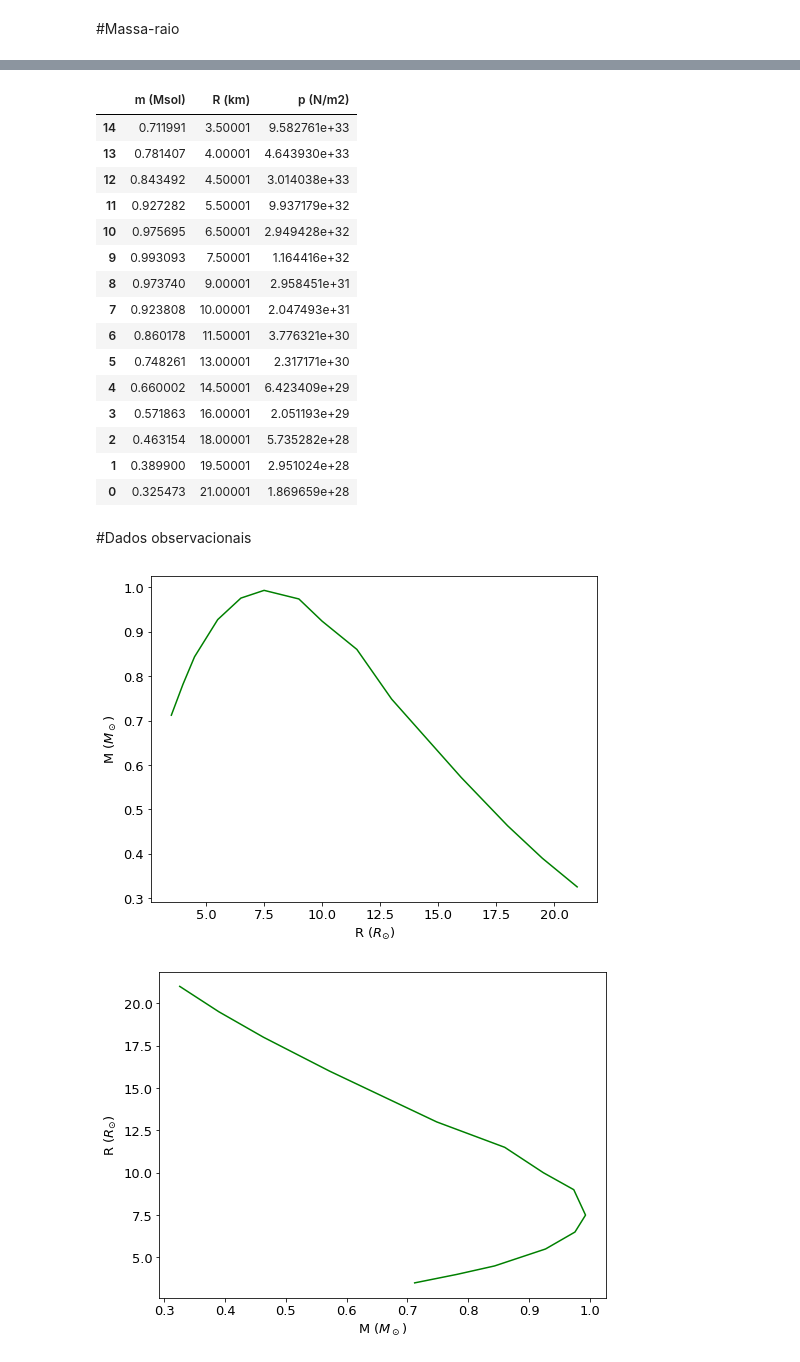
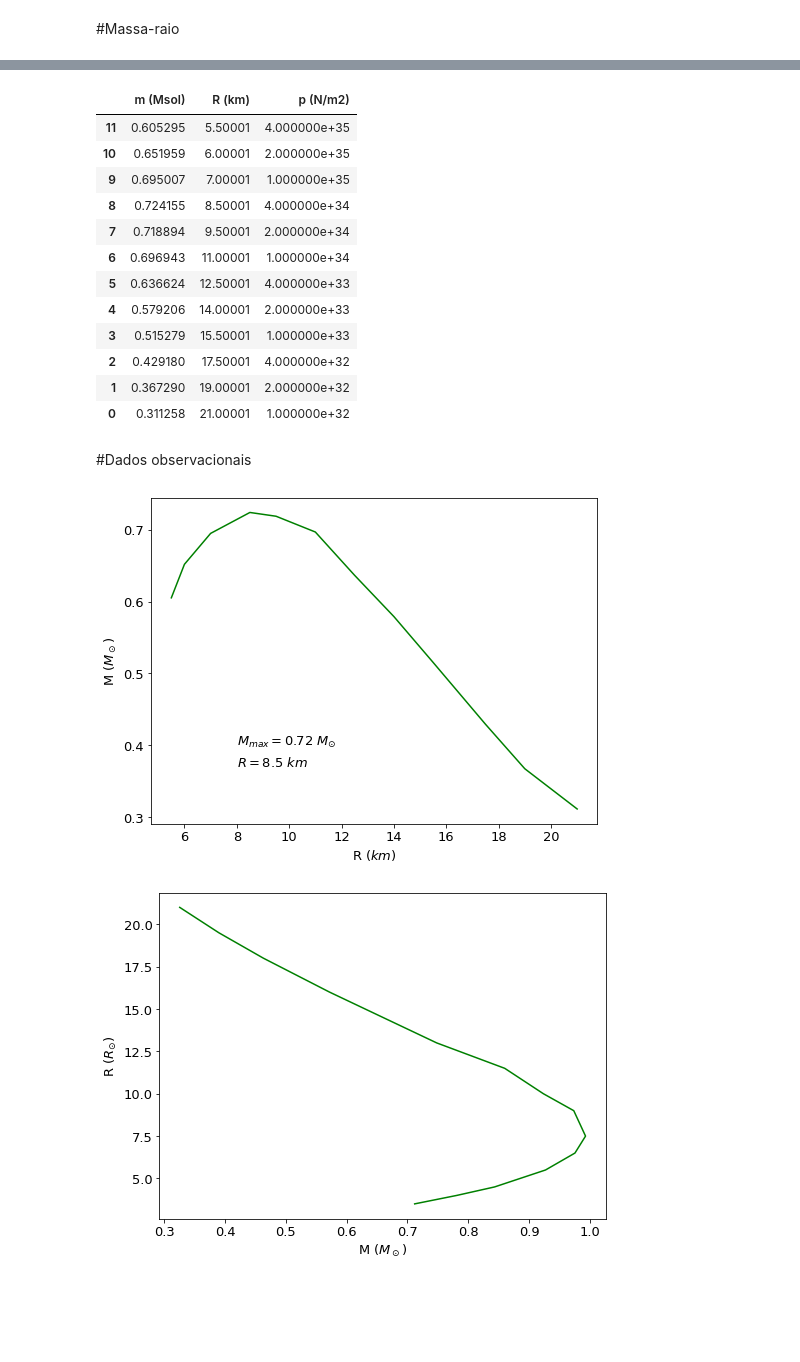
Before and after one commit to taticorrea/monografia, a Jupyter notebook: NS_NEWTON_TOV.ipynb, the cells around one changed output, grey strips where cells are left out. Cells and saved outputs as stored; diff of their text form; code cells hidden in the pictures; blank space fills up the shorter version.

```diff
--- a/NS_NEWTON_TOV.ipynb
+++ b/NS_NEWTON_TOV.ipynb
@@ -438,52 +424,53 @@ df_36_TOV
 # %%
 NS_RQ_TOV = pd.DataFrame(columns=['m (Msol)','R (km)','p (N/m2)'])
 
-NS_RQ_TOV['m (Msol)'] = df_32_TOV['m (Msol)'][len(df_32_TOV['m (Msol)'])-1],df_2e32_TOV['m (Msol)'][len(df_2e32_TOV['m (Msol)'])-1],df_4e32_TOV['m (Msol)'][len(df_4e32_TOV['m (Msol)'])-1],df_33_TOV['m (Msol)'][len(df_33_TOV['m (Msol)'])-1],df_2e33_TOV['m (Msol)'][len(df_2e33_TOV['m (Msol)'])-1],df_4e33_TOV['m (Msol)'][len(df_4e33_TOV['m (Msol)'])-1],df_34_TOV['m (Msol)'][len(df_34_TOV['m (Msol)'])-1],df_2e34_TOV['m (Msol)'][len(df_2e34_TOV['m (Msol)'])-1],df_4e34_TOV['m (Msol)'][len(df_4e34_TOV['m (Msol)'])-1],df_35_TOV['m (Msol)'][len(df_35_TOV['m (Msol)'])-1],df_2e35_TOV['m (Msol)'][len(df_2e35_TOV['m (Msol)'])-1],df_4e35_TOV['m (Msol)'][len(df_4e35_TOV['m (Msol)'])-1],df_36_TOV['m (Msol)'][len(df_36_TOV['m (Msol)'])-1],df_2e36_TOV['m (Msol)'][len(df_2e36_TOV['m (Msol)'])-1],df_4e36_TOV['m (Msol)'][len(df_4e36_TOV['m (Msol)'])-1],
+NS_RQ_TOV['m (Msol)'] = df_32_TOV['m (Msol)'][len(df_32_TOV['m (Msol)'])-1],df_2e32_TOV['m (Msol)'][len(df_2e32_TOV['m (Msol)'])-1],df_4e32_TOV['m (Msol)'][len(df_4e32_TOV['m (Msol)'])-1],df_33_TOV['m (Msol)'][len(df_33_TOV['m (Msol)'])-1],df_2e33_TOV['m (Msol)'][len(df_2e33_TOV['m (Msol)'])-1],df_4e33_TOV['m (Msol)'][len(df_4e33_TOV['m (Msol)'])-1],df_34_TOV['m (Msol)'][len(df_34_TOV['m (Msol)'])-1],df_2e34_TOV['m (Msol)'][len(df_2e34_TOV['m (Msol)'])-1],df_4e34_TOV['m (Msol)'][len(df_4e34_TOV['m (Msol)'])-1],df_35_TOV['m (Msol)'][len(df_35_TOV['m (Msol)'])-1],df_2e35_TOV['m (Msol)'][len(df_2e35_TOV['m (Msol)'])-1],df_4e35_TOV['m (Msol)'][len(df_4e35_TOV['m (Msol)'])-1]
 
-NS_RQ_TOV['R (km)'] = df_32_TOV['R (km)'][len(df_32_TOV['R (km)'])-1],df_2e32_TOV['R (km)'][len(df_2e32_TOV['R (km)'])-1],df_4e32_TOV['R (km)'][len(df_4e32_TOV['R (km)'])-1],df_33_TOV['R (km)'][len(df_33_TOV['R (km)'])-1],df_2e33_TOV['R (km)'][len(df_2e33_TOV['R (km)'])-1],df_4e33_TOV['R (km)'][len(df_4e33_TOV['R (km)'])-1],df_34_TOV['R (km)'][len(df_34_TOV['R (km)'])-1],df_2e34_TOV['R (km)'][len(df_2e34_TOV['R (km)'])-1],df_4e34_TOV['R (km)'][len(df_4e34_TOV['R (km)'])-1],df_35_TOV['R (km)'][len(df_35_TOV['R (km)'])-1],df_2e35_TOV['R (km)'][len(df_2e35_TOV['R (km)'])-1],df_4e35_TOV['R (km)'][len(df_4e35_TOV['R (km)'])-1],df_36_TOV['R (km)'][len(df_36_TOV['R (km)'])-1],df_2e36_TOV['R (km)'][len(df_2e36_TOV['R (km)'])-1],df_4e36_TOV['R (km)'][len(df_4e36_TOV['R (km)'])-1]
+NS_RQ_TOV['R (km)'] = df_32_TOV['R (km)'][len(df_32_TOV['R (km)'])-1],df_2e32_TOV['R (km)'][len(df_2e32_TOV['R (km)'])-1],df_4e32_TOV['R (km)'][len(df_4e32_TOV['R (km)'])-1],df_33_TOV['R (km)'][len(df_33_TOV['R (km)'])-1],df_2e33_TOV['R (km)'][len(df_2e33_TOV['R (km)'])-1],df_4e33_TOV['R (km)'][len(df_4e33_TOV['R (km)'])-1],df_34_TOV['R (km)'][len(df_34_TOV['R (km)'])-1],df_2e34_TOV['R (km)'][len(df_2e34_TOV['R (km)'])-1],df_4e34_TOV['R (km)'][len(df_4e34_TOV['R (km)'])-1],df_35_TOV['R (km)'][len(df_35_TOV['R (km)'])-1],df_2e35_TOV['R (km)'][len(df_2e35_TOV['R (km)'])-1],df_4e35_TOV['R (km)'][len(df_4e35_TOV['R (km)'])-1]
 
-NS_RQ_TOV['p (N/m2)'] = df_32_TOV['p (N/m2)'][len(df_32_TOV['p (N/m2)'])-1],df_2e32_TOV['p (N/m2)'][len(df_2e32_TOV['p (N/m2)'])-1],df_4e32_TOV['p (N/m2)'][len(df_4e32_TOV['p (N/m2)'])-1],df_33_TOV['p (N/m2)'][len(df_33_TOV['p (N/m2)'])-1],df_2e33_TOV['p (N/m2)'][len(df_2e33_TOV['p (N/m2)'])-1],df_4e33_TOV['p (N/m2)'][len(df_4e33_TOV['p (N/m2)'])-1],df_34_TOV['p (N/m2)'][len(df_34_TOV['p (N/m2)'])-1],df_2e34_TOV['p (N/m2)'][len(df_2e34_TOV['p (N/m2)'])-1],df_4e34_TOV['p (N/m2)'][len(df_4e34_TOV['p (N/m2)'])-1],df_35_TOV['p (N/m2)'][len(df_35_TOV['p (N/m2)'])-1],df_2e35_TOV['p (N/m2)'][len(df_2e35_TOV['p (N/m2)'])-1],df_4e35_TOV['p (N/m2)'][len(df_4e35_TOV['p (N/m2)'])-1],df_36_TOV['p (N/m2)'][len(df_36_TOV['p (N/m2)'])-1],df_2e36_TOV['p (N/m2)'][len(df_2e36_TOV['p (N/m2)'])-1],df_4e36_TOV['p (N/m2)'][len(df_4e36_TOV['R (km)'])-1]
+NS_RQ_TOV['p (N/m2)'] = df_32_TOV['p (N/m2)'][0],df_2e32_TOV['p (N/m2)'][0],df_4e32_TOV['p (N/m2)'][0],df_33_TOV['p (N/m2)'][0],df_2e33_TOV['p (N/m2)'][0],df_4e33_TOV['p (N/m2)'][0],df_34_TOV['p (N/m2)'][0],df_2e34_TOV['p (N/m2)'][0],df_4e34_TOV['p (N/m2)'][0],df_35_TOV['p (N/m2)'][0],df_2e35_TOV['p (N/m2)'][0],df_4e35_TOV['p (N/m2)'][0]
 
 NS_RQ_TOV = NS_RQ_TOV.sort_values(by='R (km)')
 # %%
 NS_RQ_TOV
 # %% [output]
 |  | m (Msol) | R (km) | p (N/m2) |
-| 14 | 0.711991 | 3.50001 | 9.582761e+33 |
-| 13 | 0.781407 | 4.00001 | 4.643930e+33 |
-| 12 | 0.843492 | 4.50001 | 3.014038e+33 |
-| 11 | 0.927282 | 5.50001 | 9.937179e+32 |
-| 10 | 0.975695 | 6.50001 | 2.949428e+32 |
-| 9 | 0.993093 | 7.50001 | 1.164416e+32 |
-| 8 | 0.973740 | 9.00001 | 2.958451e+31 |
-| 7 | 0.923808 | 10.00001 | 2.047493e+31 |
-| 6 | 0.860178 | 11.50001 | 3.776321e+30 |
-| 5 | 0.748261 | 13.00001 | 2.317171e+30 |
-| 4 | 0.660002 | 14.50001 | 6.423409e+29 |
-| 3 | 0.571863 | 16.00001 | 2.051193e+29 |
-| 2 | 0.463154 | 18.00001 | 5.735282e+28 |
-| 1 | 0.389900 | 19.50001 | 2.951024e+28 |
-| 0 | 0.325473 | 21.00001 | 1.869659e+28 |
+| 11 | 0.605295 | 5.50001 | 4.000000e+35 |
+| 10 | 0.651959 | 6.00001 | 2.000000e+35 |
+| 9 | 0.695007 | 7.00001 | 1.000000e+35 |
+| 8 | 0.724155 | 8.50001 | 4.000000e+34 |
+| 7 | 0.718894 | 9.50001 | 2.000000e+34 |
+| 6 | 0.696943 | 11.00001 | 1.000000e+34 |
+| 5 | 0.636624 | 12.50001 | 4.000000e+33 |
+| 4 | 0.579206 | 14.00001 | 2.000000e+33 |
+| 3 | 0.515279 | 15.50001 | 1.000000e+33 |
+| 2 | 0.429180 | 17.50001 | 4.000000e+32 |
+| 1 | 0.367290 | 19.00001 | 2.000000e+32 |
+| 0 | 0.311258 | 21.00001 | 1.000000e+32 |
 # %% [markdown]
 #Dados observacionais
 # %%
 plt.figure(figsize = (8,6))
 
+#plt.scatter(NS_RQ_TOV['R (km)'],NS_RQ_TOV['m (Msol)'], color='green', ls='-')
 plt.plot(NS_RQ_TOV['R (km)'],NS_RQ_TOV['m (Msol)'], color='green', ls='-')
 
 
 plt.yticks(size = 13)
 plt.xticks(size = 13)
 
-plt.xlabel(r"R ($R_{\odot}$)", size = 13)
+plt.annotate(r'$M_{max} = 0.72$ $M_{\odot}$',xy=(8,0.4),size = 13)
+plt.annotate(r'$R = 8.5$ $km$ ',xy=(8,0.37),size = 13)
+
+plt.xlabel(r"R $(km)$", size = 13)
 plt.ylabel(r"M ($M_\odot$)", size = 13)
 #plt.xlim(0,0.005)
 #plt.ylim(1.1,2.6)
 
 #plt.legend(loc=1,prop = {'size':10})
 plt.savefig('mass-radii_NS.png')
 # %% [output]
-[figure, old version]
+[figure, new version]
 # %%
 massa = [1.7,1.06,1.25,1.86,1.34,1.9,1.1,2.4,]
 erromassa = [0.05,0.11,0.11,0.16,0.16,0.6,0.4,0.3]
```
Also changed, not shown: parts of 10 cells of this notebook.
